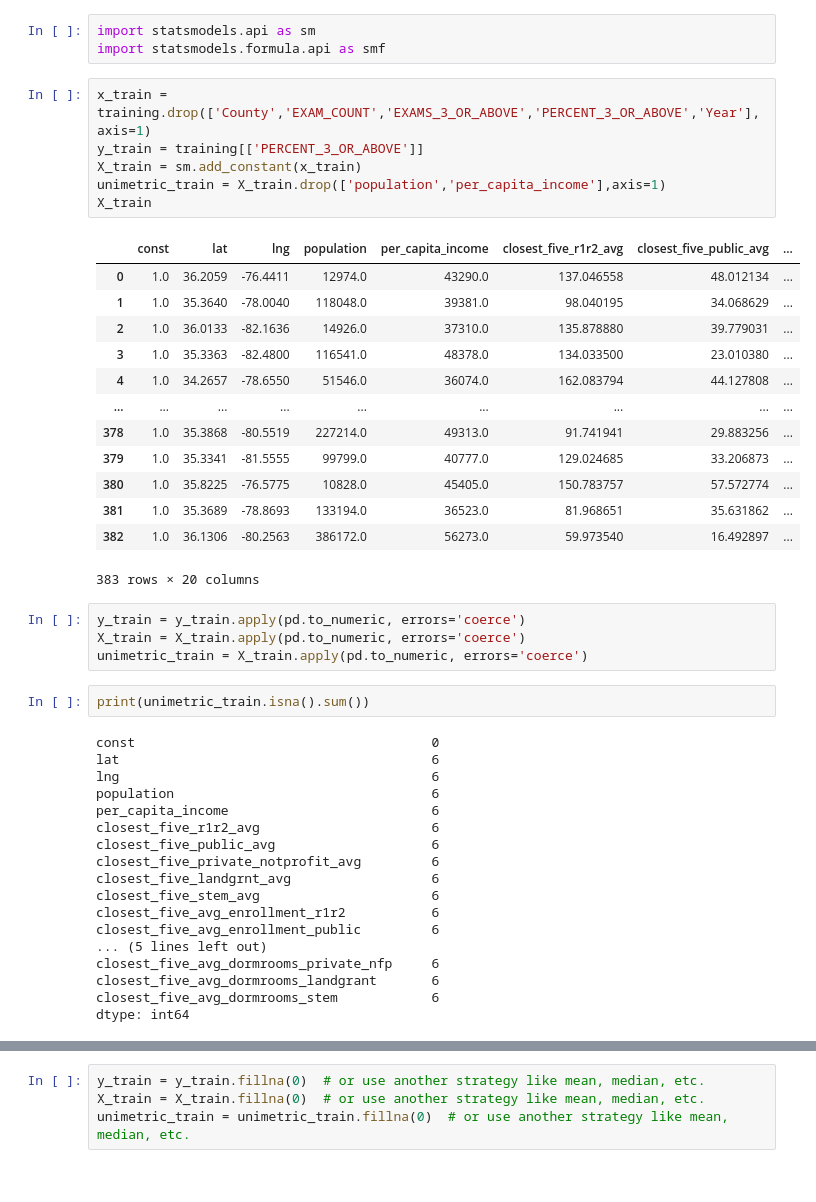
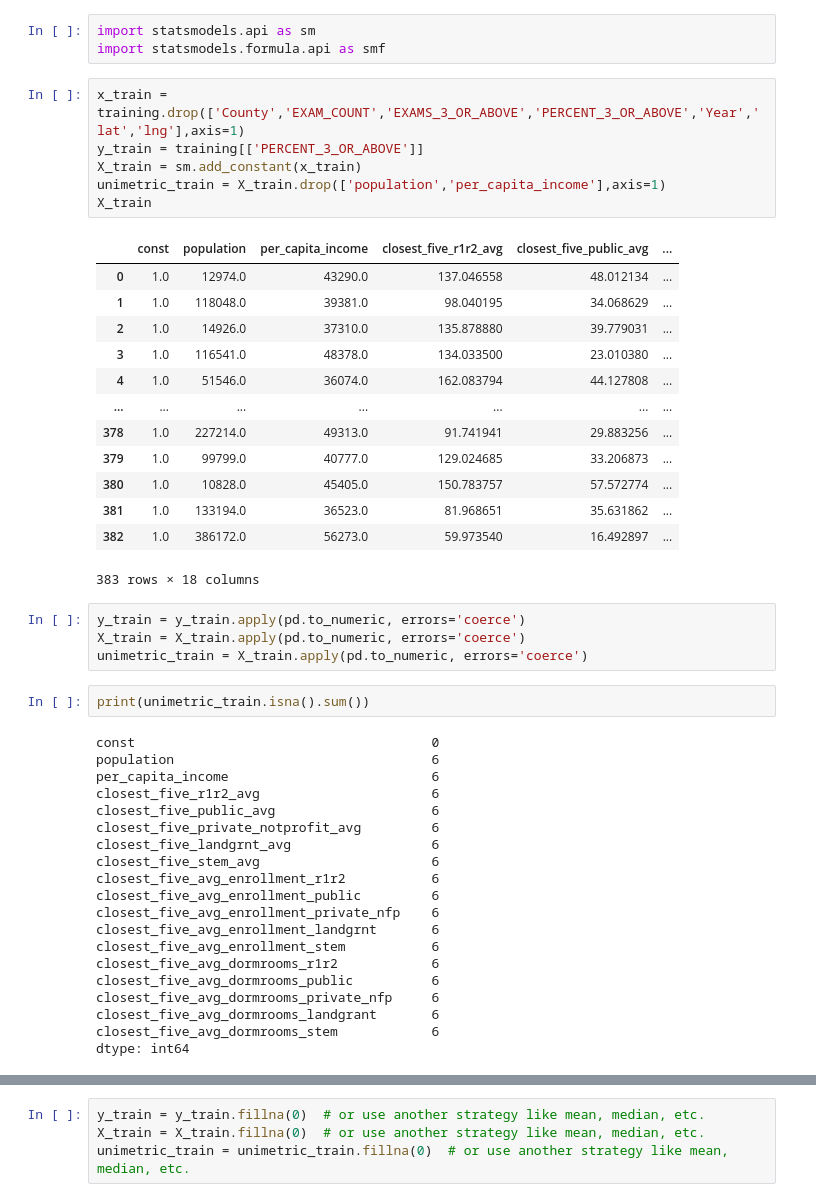
Before and after one commit to mcelhens/AP-Outcomes-to-University-Metrics, a Jupyter notebook: North_Carolina/northcarolina_models.ipynb, the cells around one changed output, grey strips where cells are left out. Cells and saved outputs as stored; diff of their text form.

```diff
--- a/North_Carolina/northcarolina_models.ipynb
+++ b/North_Carolina/northcarolina_models.ipynb
@@ -75,25 +73,25 @@ train, validation = train_test_split(training, test_size = 0.2, random_state = 2
 import statsmodels.api as sm
 import statsmodels.formula.api as smf
 # %%
-x_train = training.drop(['County','EXAM_COUNT','EXAMS_3_OR_ABOVE','PERCENT_3_OR_ABOVE','Year'],axis=1)
+x_train = training.drop(['County','EXAM_COUNT','EXAMS_3_OR_ABOVE','PERCENT_3_OR_ABOVE','Year','lat','lng'],axis=1)
 y_train = training[['PERCENT_3_OR_ABOVE']]
 X_train = sm.add_constant(x_train)
 unimetric_train = X_train.drop(['population','per_capita_income'],axis=1)
 X_train
 # %% [output]
-|  | const | lat | lng | population | per_capita_income | closest_five_r1r2_avg | closest_five_public_avg | ... |
-| 0 | 1.0 | 36.2059 | -76.4411 | 12974.0 | 43290.0 | 137.046558 | 48.012134 | ... |
-| 1 | 1.0 | 35.3640 | -78.0040 | 118048.0 | 39381.0 | 98.040195 | 34.068629 | ... |
-| 2 | 1.0 | 36.0133 | -82.1636 | 14926.0 | 37310.0 | 135.878880 | 39.779031 | ... |
-| 3 | 1.0 | 35.3363 | -82.4800 | 116541.0 | 48378.0 | 134.033500 | 23.010380 | ... |
-| 4 | 1.0 | 34.2657 | -78.6550 | 51546.0 | 36074.0 | 162.083794 | 44.127808 | ... |
-| ... | ... | ... | ... | ... | ... | ... | ... | ... |
-| 378 | 1.0 | 35.3868 | -80.5519 | 227214.0 | 49313.0 | 91.741941 | 29.883256 | ... |
-| 379 | 1.0 | 35.3341 | -81.5555 | 99799.0 | 40777.0 | 129.024685 | 33.206873 | ... |
-| 380 | 1.0 | 35.8225 | -76.5775 | 10828.0 | 45405.0 | 150.783757 | 57.572774 | ... |
-| 381 | 1.0 | 35.3689 | -78.8693 | 133194.0 | 36523.0 | 81.968651 | 35.631862 | ... |
-| 382 | 1.0 | 36.1306 | -80.2563 | 386172.0 | 56273.0 | 59.973540 | 16.492897 | ... |
+|  | const | population | per_capita_income | closest_five_r1r2_avg | closest_five_public_avg | ... |
+| 0 | 1.0 | 12974.0 | 43290.0 | 137.046558 | 48.012134 | ... |
+| 1 | 1.0 | 118048.0 | 39381.0 | 98.040195 | 34.068629 | ... |
+| 2 | 1.0 | 14926.0 | 37310.0 | 135.878880 | 39.779031 | ... |
+| 3 | 1.0 | 116541.0 | 48378.0 | 134.033500 | 23.010380 | ... |
+| 4 | 1.0 | 51546.0 | 36074.0 | 162.083794 | 44.127808 | ... |
+| ... | ... | ... | ... | ... | ... | ... |
+| 378 | 1.0 | 227214.0 | 49313.0 | 91.741941 | 29.883256 | ... |
+| 379 | 1.0 | 99799.0 | 40777.0 | 129.024685 | 33.206873 | ... |
+| 380 | 1.0 | 10828.0 | 45405.0 | 150.783757 | 57.572774 | ... |
+| 381 | 1.0 | 133194.0 | 36523.0 | 81.968651 | 35.631862 | ... |
+| 382 | 1.0 | 386172.0 | 56273.0 | 59.973540 | 16.492897 | ... |
-383 rows × 20 columns
+383 rows × 18 columns
 # %%
 y_train = y_train.apply(pd.to_numeric, errors='coerce')
 X_train = X_train.apply(pd.to_numeric, errors='coerce')
@@ -102,8 +100,6 @@ unimetric_train = X_train.apply(pd.to_numeric, errors='coerce')
 print(unimetric_train.isna().sum())
 # %% [output]
 const                                      0
-lat                                        6
-lng                                        6
 population                                 6
 per_capita_income                          6
 closest_five_r1r2_avg                      6
@@ -113,7 +109,11 @@ closest_five_landgrnt_avg                  6
 closest_five_stem_avg                      6
 closest_five_avg_enrollment_r1r2           6
 closest_five_avg_enrollment_public         6
-... (5 lines left out)
+closest_five_avg_enrollment_private_nfp    6
+closest_five_avg_enrollment_landgrnt       6
+closest_five_avg_enrollment_stem           6
+closest_five_avg_dormrooms_r1r2            6
+closest_five_avg_dormrooms_public          6
 closest_five_avg_dormrooms_private_nfp     6
 closest_five_avg_dormrooms_landgrant       6
 closest_five_avg_dormrooms_stem            6
```
Also changed, not shown: parts of 43 cells of this notebook, 10 other files.
